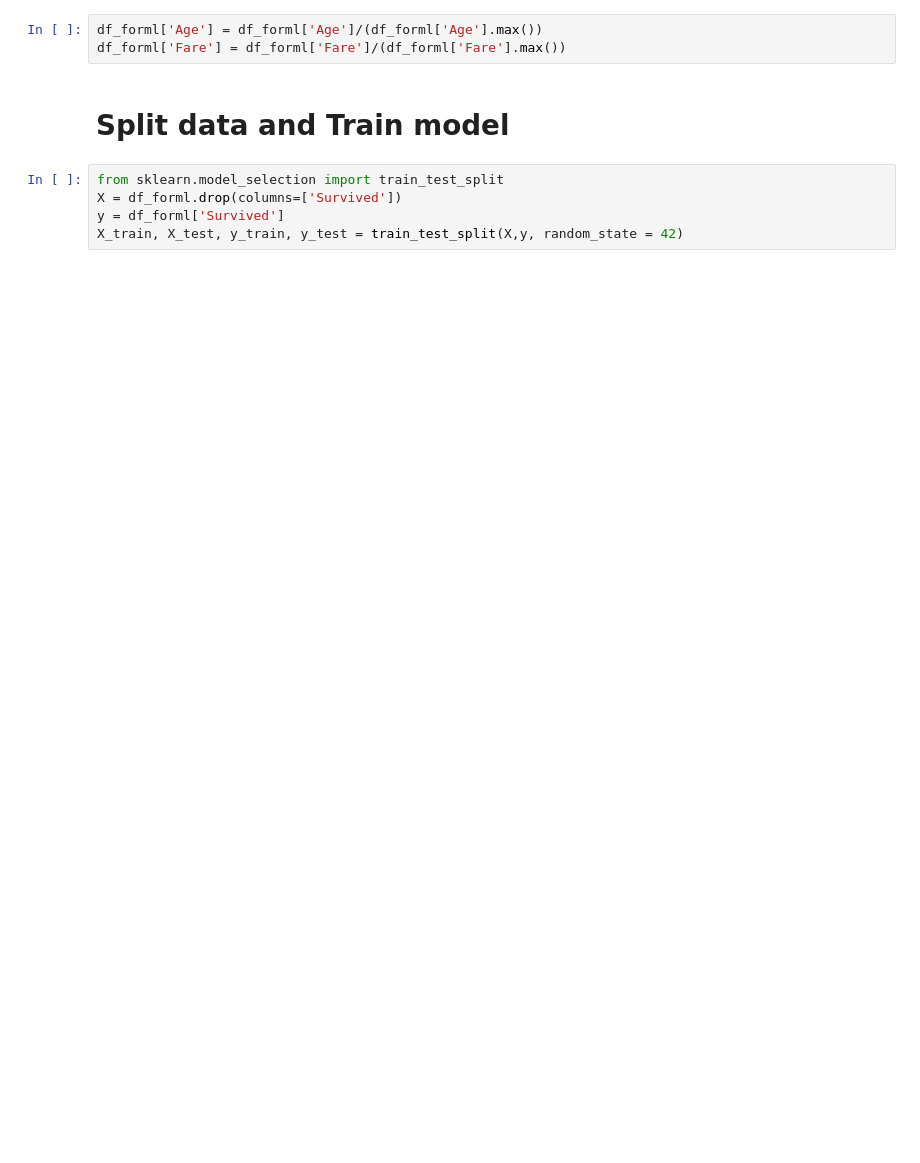
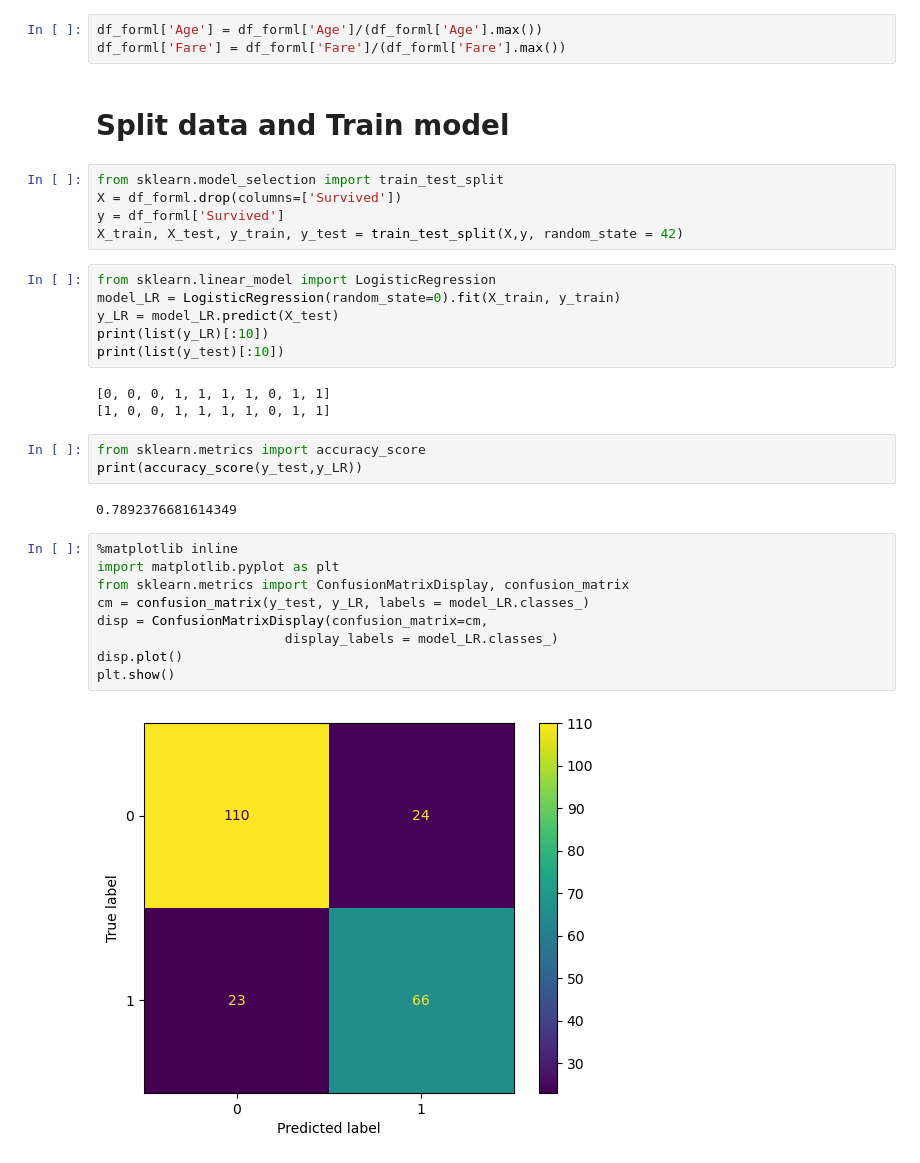
Before and after one commit to Unravel2802/TitanicSurvivor, a Jupyter notebook: PracticeTitanic.ipynb, the cells around one changed output. Cells and saved outputs as stored; diff of their text form; blank space fills up the shorter version.

Commit message:
finish training models

```diff
--- a/PracticeTitanic.ipynb
+++ b/PracticeTitanic.ipynb
@@ -101,3 +108,28 @@ from sklearn.model_selection import train_test_split
 X = df_forml.drop(columns=['Survived'])
 y = df_forml['Survived']
 X_train, X_test, y_train, y_test = train_test_split(X,y, random_state = 42)
+# %%
+from sklearn.linear_model import LogisticRegression
+model_LR = LogisticRegression(random_state=0).fit(X_train, y_train)
+y_LR = model_LR.predict(X_test)
+print(list(y_LR)[:10])
+print(list(y_test)[:10])
+# %% [output]
+[0, 0, 0, 1, 1, 1, 1, 0, 1, 1]
+[1, 0, 0, 1, 1, 1, 1, 0, 1, 1]
+# %%
+from sklearn.metrics import accuracy_score
+print(accuracy_score(y_test,y_LR))
+# %% [output]
+0.7892376681614349
+# %%
+%matplotlib inline
+import matplotlib.pyplot as plt
+from sklearn.metrics import ConfusionMatrixDisplay, confusion_matrix
+cm = confusion_matrix(y_test, y_LR, labels = model_LR.classes_)
+disp = ConfusionMatrixDisplay(confusion_matrix=cm,
+                        display_labels = model_LR.classes_)
+disp.plot()
+plt.show()
+# %% [output]
+[figure, added]
```
Also changed, not shown: parts of 7 cells of this notebook, 1 other file.
